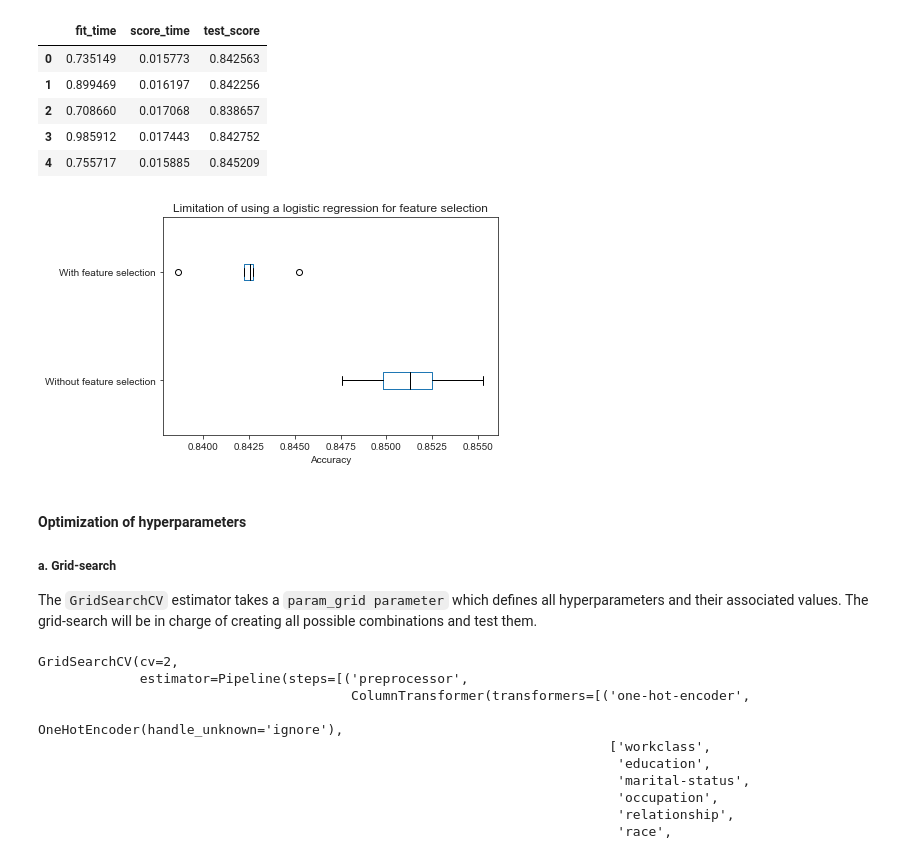
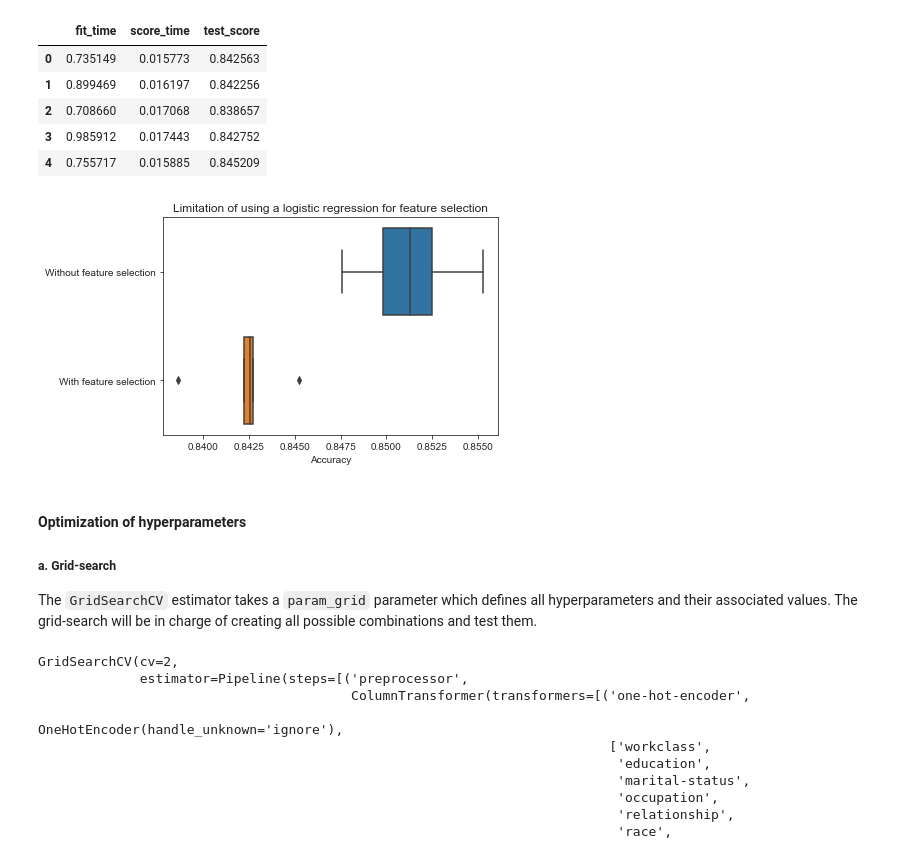
Before and after one commit to wq2021/Machine_learning_with_sklearn, a Jupyter notebook: ML_project.ipynb, the cells around one changed output. Saved outputs shown, nothing was run; the diff lists cells and outputs as text; code cells hidden in the pictures.

```diff
--- a/ML_project.ipynb
+++ b/ML_project.ipynb
@@ -608,19 +608,18 @@ Please also refer to the documentation for alternative solver options:
 # %%
 cv_results_without_selection = cross_validate(model, data, target, cv=5)
 cv_results_without_selection = pd.DataFrame(cv_results_without_selection)
-cv_results = pd.concat([cv_results_without_selection, cv_results_with_selection],axis=1,keys=["Without feature selection", "With feature selection"],).swaplevel(axis="columns")
+cv_results_concat = pd.concat([cv_results_without_selection, cv_results_with_selection],axis=1,keys=["Without feature selection", "With feature selection"],).swaplevel(axis="columns")
 # %%
-color = {"whiskers": "black", "medians": "black", "caps": "black"}
-cv_results["test_score"].plot.box(color=color, vert=False)
+sns.boxplot(data = cv_results_concat["test_score"], orient="h")
 plt.xlabel("Accuracy")
 _ = plt.title("Limitation of using a logistic regression for feature selection")
 # %% [output]
-[figure, old version]
+[figure, new version]
 # %% [markdown]
 #### Optimization of hyperparameters
 
 ##### a. Grid-search
-The `GridSearchCV` estimator takes a `param_grid parameter` which defines all hyperparameters and their associated values. The grid-search will be in charge of creating all possible combinations and test them.
+The `GridSearchCV` estimator takes a `param_grid` parameter which defines all hyperparameters and their associated values. The grid-search will be in charge of creating all possible combinations and test them.
 # %%
 from sklearn.model_selection import GridSearchCV
 from sklearn.pipeline import Pipeline
```
Also changed, not shown: parts of 1 cell of this notebook.
